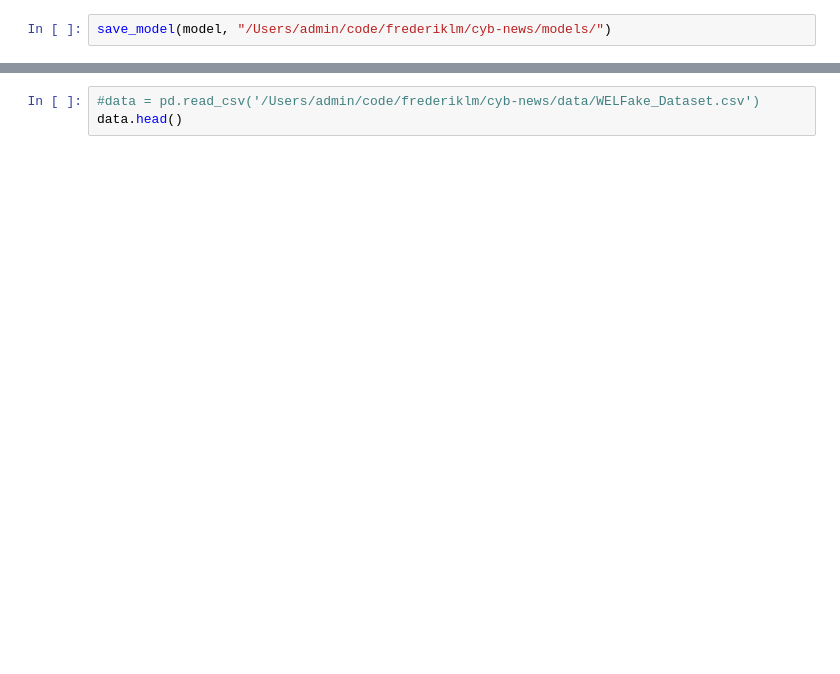
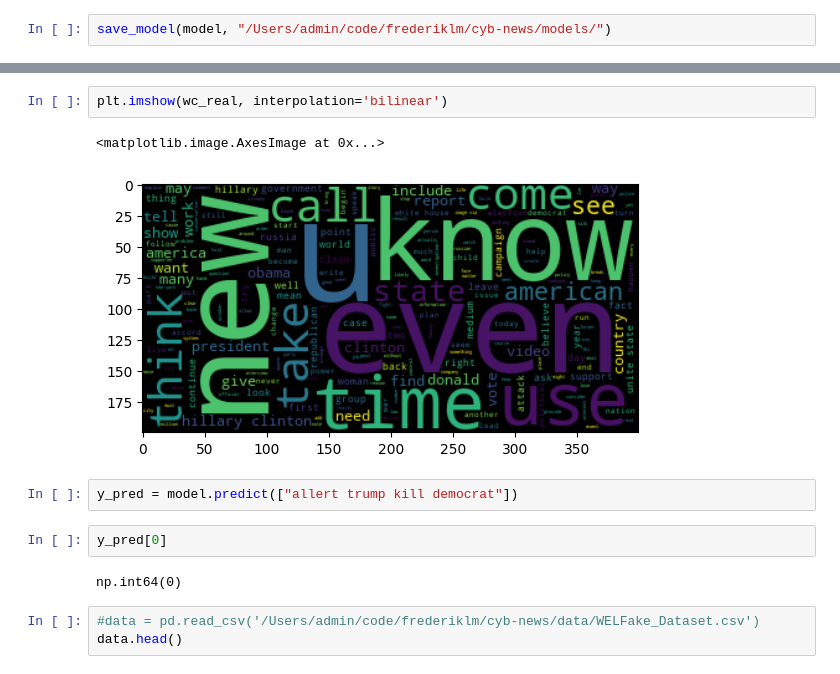
Before and after one commit to tobias-heinzmann/cyb-news, a Jupyter notebook: notebooks/frederik.ipynb, the cells around one changed output, grey strips where cells are left out. Saved outputs shown, nothing was run; the diff lists cells and outputs as text; blank space fills up the shorter version.

```diff
--- a/notebooks/frederik.ipynb
+++ b/notebooks/frederik.ipynb
@@ -56,3 +134,14 @@ save_model(model, "/Users/admin/code/frederiklm/cyb-news/models/")
+# %%
+plt.imshow(wc_real, interpolation='bilinear')
+# %% [output]
+<matplotlib.image.AxesImage at 0x...>
+[figure, added]
+# %%
+y_pred = model.predict(["allert trump kill democrat"])
+# %%
+y_pred[0]
+# %% [output]
+np.int64(0)
 # %%
 #data = pd.read_csv('/Users/admin/code/frederiklm/cyb-news/data/WELFake_Dataset.csv')
 data.head()
```
Also changed, not shown: parts of 14 cells of this notebook.
